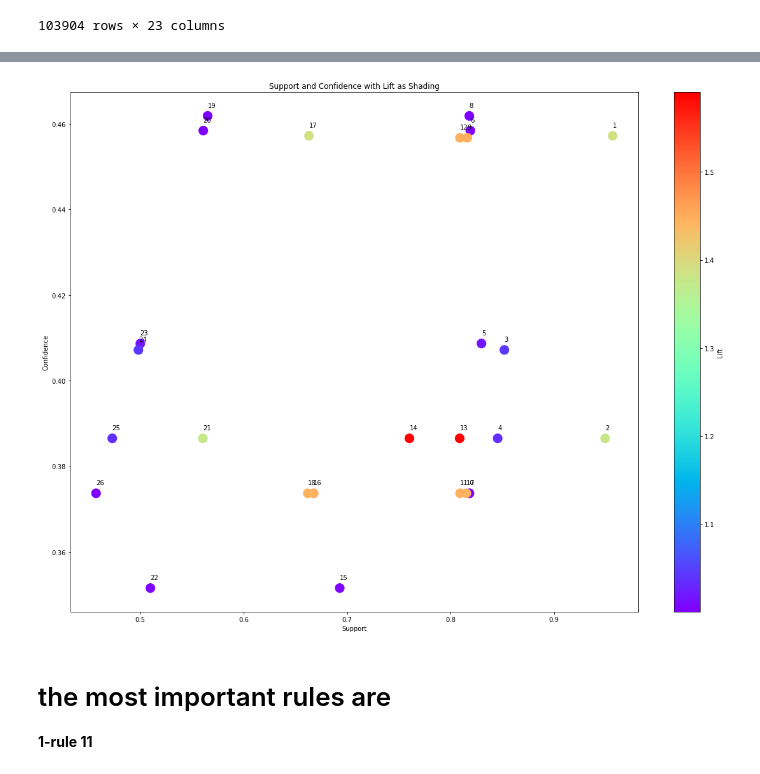
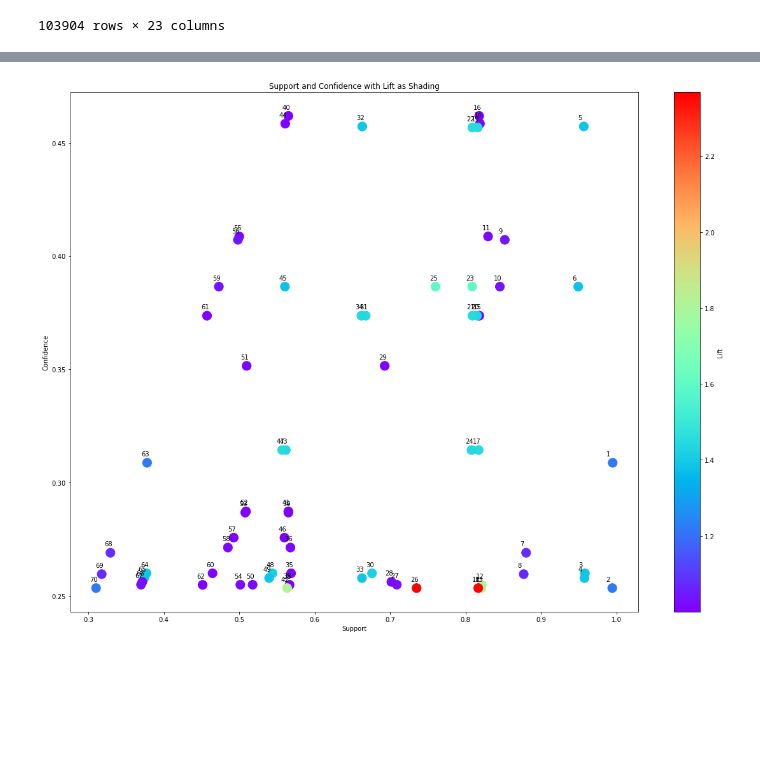
Before and after one commit to norhanreda/Air-line-passenger-satisfaction, a Jupyter notebook: models/aprori.ipynb, the cells around one changed output, grey strips where cells are left out. Cells and saved outputs as stored; diff of their text form; code cells hidden in the pictures; blank space fills up the shorter version.

```diff
--- a/models/aprori.ipynb
+++ b/models/aprori.ipynb
@@ -42,7 +42,7 @@ for i in X.columns:
 # as the apriori algorithm takes only numerical data
 train_encoded = pd.get_dummies(X)
 
-frequent_itemsets = apriori(train_encoded, min_support=0.35, use_colnames=True)
+frequent_itemsets = apriori(train_encoded, min_support=0.25, use_colnames=True)
 
 frequent_itemsets
 # %% [output]
@@ -108,29 +94,25 @@ rules_df
 # %%
 support = rules_df['support'].values
 confidence = rules_df['confidence'].values
 lift = rules_df['lift'].values
 
 
 plt.figure(figsize=(20,15))
 plt.scatter(confidence, support, c=lift, cmap='rainbow', s=200)
 
 for i in range(len(support)):
-    plt.annotate(str(i+1), (confidence[i], support[i]+2e-3))
+    plt.annotate(str(i+1), (confidence[i]-8e-3, support[i]+3e-3))
 
 
 # Add colorbar
 cbar = plt.colorbar()
 cbar.set_label('Lift')
 
 plt.xlabel('Support')
 plt.ylabel('Confidence')
 plt.title('Support and Confidence with Lift as Shading')
 
 # Show the plot
 plt.show()
 # %% [output]
-[figure, old version]
+[figure, new version]
-# %% [markdown]
-# the most important rules are
-
-**1-rule 11**
```
Also changed, not shown: parts of 4 cells of this notebook.
